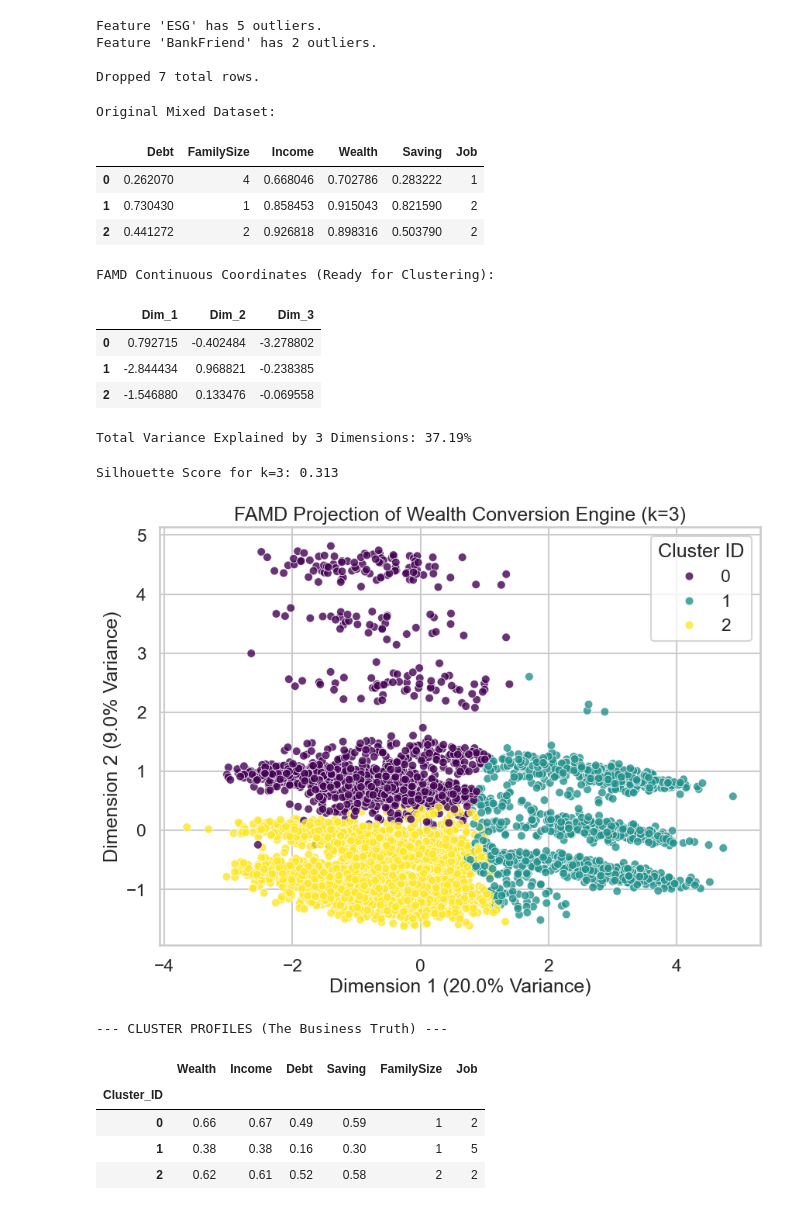
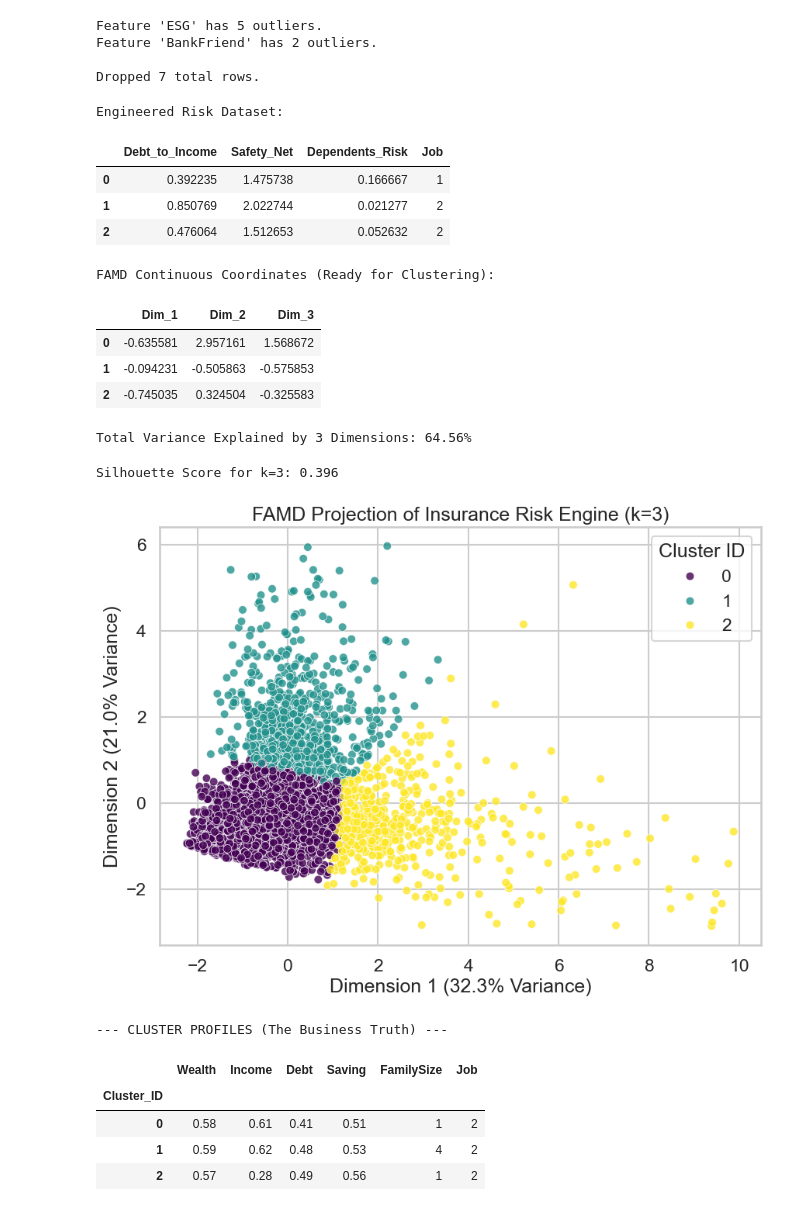
Before and after one commit to Smael-olk/Fintech, a Jupyter notebook: BusinessCase1/2-Protection_FAMD.ipynb, the cells around one changed output. Cells and saved outputs as stored; diff of their text form; code cells hidden in the pictures.

```diff
--- a/BusinessCase1/2-Protection_FAMD.ipynb
+++ b/BusinessCase1/2-Protection_FAMD.ipynb
@@ -102,14 +102,25 @@ Dropped 7 total rows.
 # OBJECTIVE 2: FAMD PIPELINE (Insurance & Protection)
 # ==========================================
 
-# 1. Define the "Risk Engine"
-active_risk_cols = ['Debt', 'FamilySize', 'Income', 'Wealth','Saving', 'Job', 'Age']
+# 0. Engineer the Explainable Risk Ratios FIRST
+# (Adding 0.0001 prevents dividing by zero if Income is exactly 0)
+data['Debt_to_Income'] = data['Debt'] / (data['Income'] + 0.0001)
+data['Safety_Net'] = (data['Wealth'] + data['Saving']) / (data['Income'] + 0.0001)
+data['Dependents_Risk'] = data['FamilySize'] / data['Age']
+
+# Cap extreme mathematical outliers so they don't squash the graph
+data['Debt_to_Income'] = data['Debt_to_Income'].clip(upper=5)
+data['Safety_Net'] = data['Safety_Net'].clip(upper=10)
+data['Dependents_Risk'] = data['Dependents_Risk'].clip(upper=2)
+
+# 1. Define the "Risk Engine" using the newly created columns
+active_risk_cols = ['Debt_to_Income', 'Safety_Net', 'Dependents_Risk', 'Job']
 df_active_mixed = data[active_risk_cols].copy()
 
-# Ensure categorical variables are typed correctly for Prince
+# 2. Ensure categorical variables are typed correctly for Prince
 df_active_mixed['Job'] = df_active_mixed['Job'].astype(str)
 
-print("Original Mixed Dataset:")
+print("Engineered Risk Dataset:")
 display(df_active_mixed.head(3))
 
 # 2. Initialize and Fit FAMD
@@ -149,59 +160,61 @@ if total_var <= 1.0:
 
 print(f"\nTotal Variance Explained by 3 Dimensions: {total_var:.2f}%")
 # %% [output]
-Original Mixed Dataset:
+Engineered Risk Dataset:
-|  | Debt | FamilySize | Income | Wealth | Saving | Job |
-| 0 | 0.262070 | 4 | 0.668046 | 0.702786 | 0.283222 | 1 |
-| 1 | 0.730430 | 1 | 0.858453 | 0.915043 | 0.821590 | 2 |
-| 2 | 0.441272 | 2 | 0.926818 | 0.898316 | 0.503790 | 2 |
+|  | Debt_to_Income | Safety_Net | Dependents_Risk | Job |
+| 0 | 0.392235 | 1.475738 | 0.166667 | 1 |
+| 1 | 0.850769 | 2.022744 | 0.021277 | 2 |
+| 2 | 0.476064 | 1.512653 | 0.052632 | 2 |
 FAMD Continuous Coordinates (Ready for Clustering):
 |  | Dim_1 | Dim_2 | Dim_3 |
-| 0 | 0.792715 | -0.402484 | -3.278802 |
-| 1 | -2.844434 | 0.968821 | -0.238385 |
-| 2 | -1.546880 | 0.133476 | -0.069558 |
+| 0 | -0.635581 | 2.957161 | 1.568672 |
+| 1 | -0.094231 | -0.505863 | -0.575853 |
+| 2 | -0.745035 | 0.324504 | -0.325583 |
-Total Variance Explained by 3 Dimensions: 37.19%
+Total Variance Explained by 3 Dimensions: 64.56%
 # %%
 # 4. Standard Euclidean Clustering on the FAMD dimensions
 optimal_k = 3
 kmeans = KMeans(n_clusters=optimal_k, random_state=42)
 cluster_labels = kmeans.fit_predict(X_famd)
 
 sil_score = silhouette_score(X_famd, cluster_labels)
 print(f"Silhouette Score for k={optimal_k}: {sil_score:.3f}")
 
-# 5. Plot the Manifold (Updated labels)
+# 5. Plot the Manifold (The Graph)
 plt.figure(figsize=(10, 7))
 sns.scatterplot(
     x=X_famd['Dim_1'],
     y=X_famd['Dim_2'],
     hue=cluster_labels,
     palette='viridis',
     s=60, alpha=0.8
 )
 
-plt.title(f'FAMD Projection of Wealth Conversion Engine (k={optimal_k})')
+plt.title(f'FAMD Projection of Insurance Risk Engine (k={optimal_k})')
 plt.xlabel(f'Dimension 1 ({explained_variance[0]:.1f}% Variance)')
 plt.ylabel(f'Dimension 2 ({explained_variance[1]:.1f}% Variance)')
 plt.legend(title='Cluster ID')
 plt.show()
 
 # 6. Profile the Clusters to find the Business Target
-df_active_mixed['Cluster_ID'] = cluster_labels
+# Map clusters back to the ORIGINAL data frame to see raw numbers
+data['Cluster_ID'] = cluster_labels
+
 print("\n--- CLUSTER PROFILES (The Business Truth) ---")
-display(df_active_mixed.groupby('Cluster_ID').agg({
+display(data.groupby('Cluster_ID').agg({
     'Wealth': 'mean',
     'Income': 'mean',
     'Debt': 'mean',
     'Saving': 'mean',
     'FamilySize': lambda x: x.mode()[0],
     'Job': lambda x: x.mode()[0]
 }).round(2))
 # %% [output]
-Silhouette Score for k=3: 0.313
+Silhouette Score for k=3: 0.396
-[figure, old version]
+[figure, new version]
 --- CLUSTER PROFILES (The Business Truth) ---
 |  | Wealth | Income | Debt | Saving | FamilySize | Job |
 | Cluster_ID |  |  |  |  |  |  |
-| 0 | 0.66 | 0.67 | 0.49 | 0.59 | 1 | 2 |
-| 1 | 0.38 | 0.38 | 0.16 | 0.30 | 1 | 5 |
-| 2 | 0.62 | 0.61 | 0.52 | 0.58 | 2 | 2 |
+| 0 | 0.58 | 0.61 | 0.41 | 0.51 | 1 | 2 |
+| 1 | 0.59 | 0.62 | 0.48 | 0.53 | 4 | 2 |
+| 2 | 0.57 | 0.28 | 0.49 | 0.56 | 1 | 2 |
```
Also changed, not shown: parts of 10 cells of this notebook.
